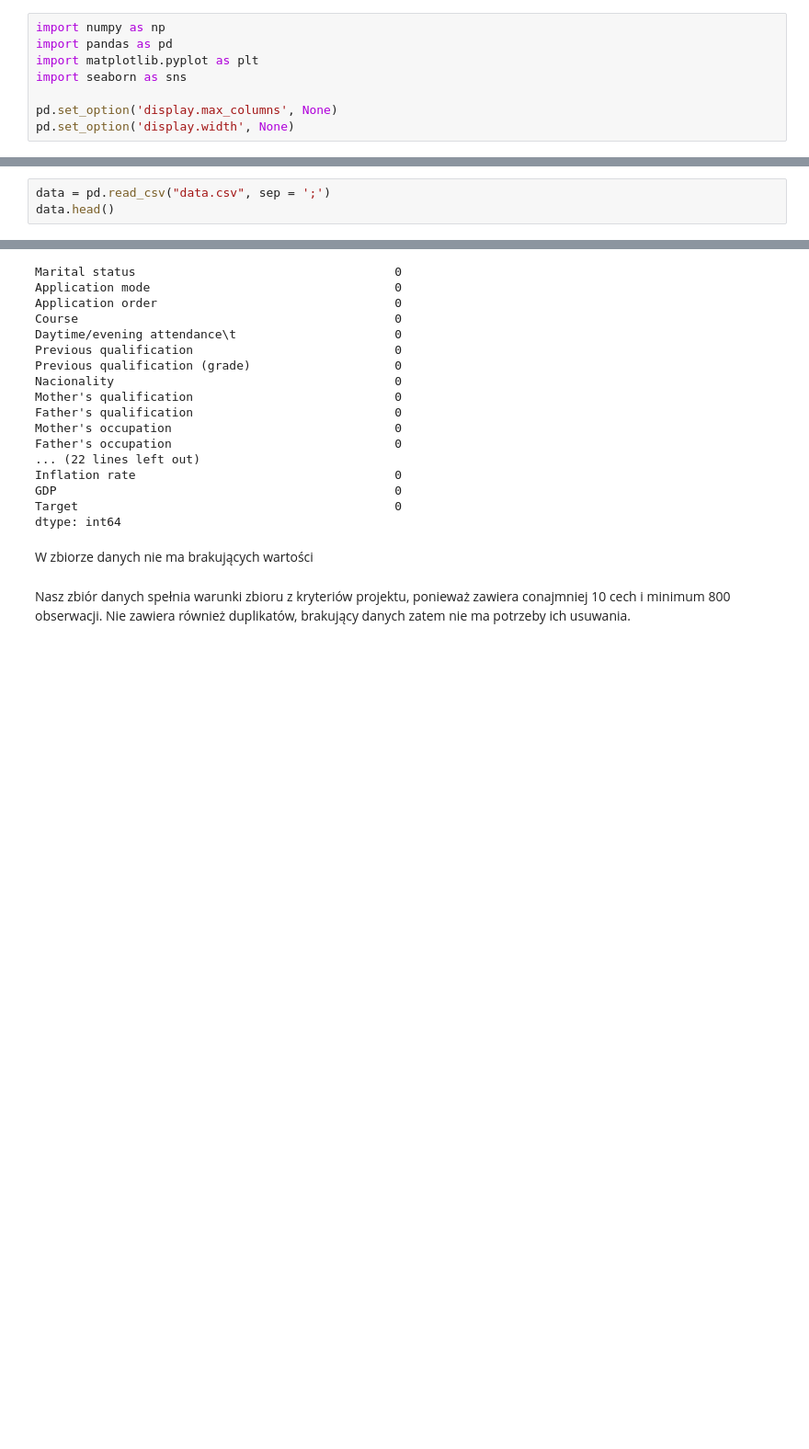
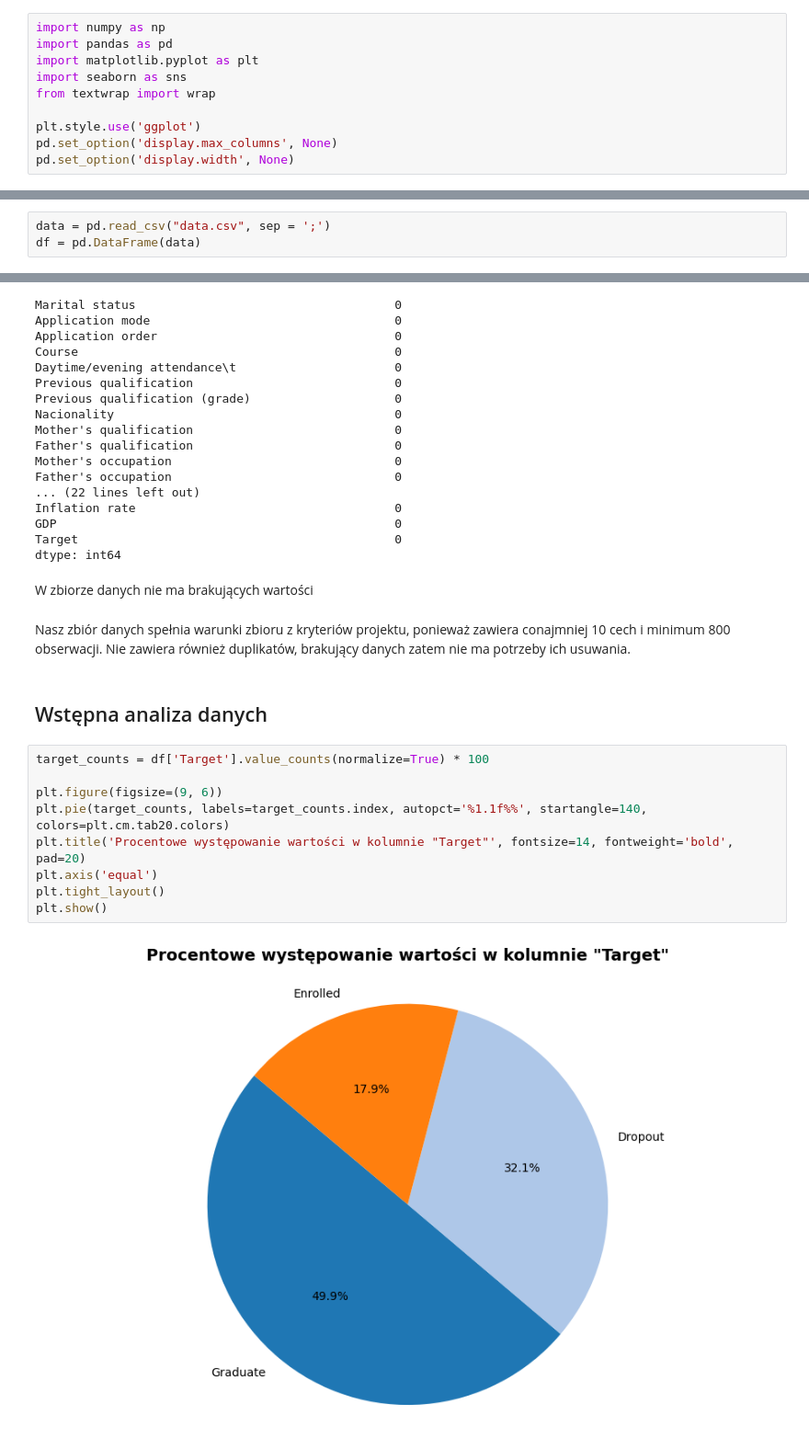
Before and after one commit to KamilMarshal/MAD_classification_project, a Jupyter notebook: ProjectNotebook.ipynb, the cells around one changed output, grey strips where cells are left out. Shown at 92% size. Saved outputs shown, nothing was run; the diff lists cells and outputs as text; blank space fills up the shorter version.

```diff
--- a/ProjectNotebook.ipynb
+++ b/ProjectNotebook.ipynb
@@ -31,7 +33,9 @@ import numpy as np
 import pandas as pd
 import matplotlib.pyplot as plt
 import seaborn as sns
+from textwrap import wrap
 
+plt.style.use('ggplot')
 pd.set_option('display.max_columns', None)
 pd.set_option('display.width', None)
 # %% [markdown]
@@ -40,4 +44,4 @@ pd.set_option('display.width', None)
 ### Import danych
 # %%
 data = pd.read_csv("data.csv", sep = ';')
-data.head()
+df = pd.DataFrame(data)
@@ -114,3 +120,16 @@ dtype: int64
 W zbiorze danych nie ma brakujących wartości
 # %% [markdown]
 Nasz zbiór danych spełnia warunki zbioru z kryteriów projektu, ponieważ zawiera conajmniej 10 cech i minimum 800 obserwacji. Nie zawiera również duplikatów, brakujący danych zatem nie ma potrzeby ich usuwania.
+# %% [markdown]
+## Wstępna analiza danych
+# %%
+target_counts = df['Target'].value_counts(normalize=True) * 100
+
+plt.figure(figsize=(9, 6))
+plt.pie(target_counts, labels=target_counts.index, autopct='%1.1f%%', startangle=140, colors=plt.cm.tab20.colors)
+plt.title('Procentowe występowanie wartości w kolumnie "Target"', fontsize=14, fontweight='bold', pad=20)
+plt.axis('equal')
+plt.tight_layout()
+plt.show()
+# %% [output]
+[figure, added]
```
Also changed, not shown: parts of 21 cells of this notebook, 1 other file.
